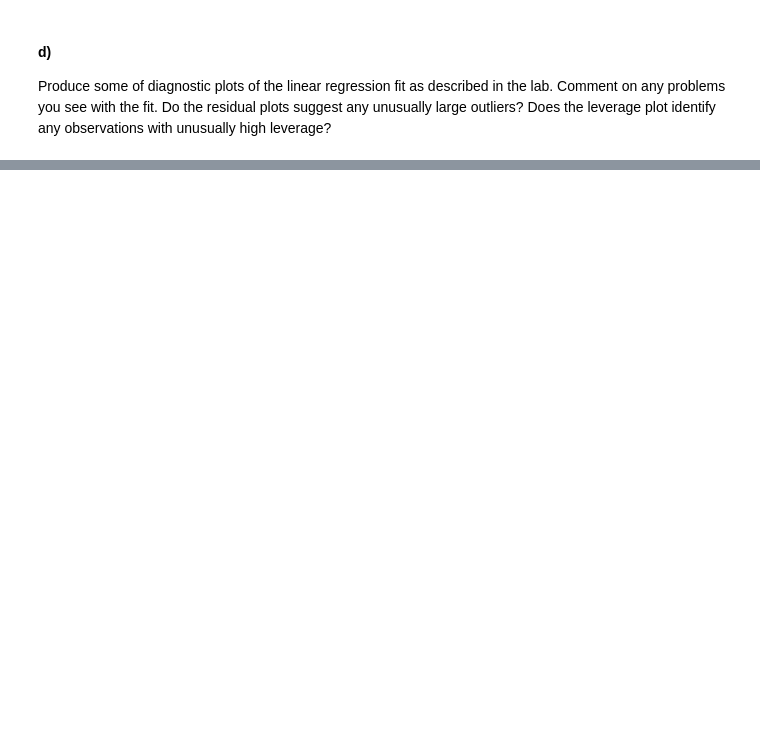
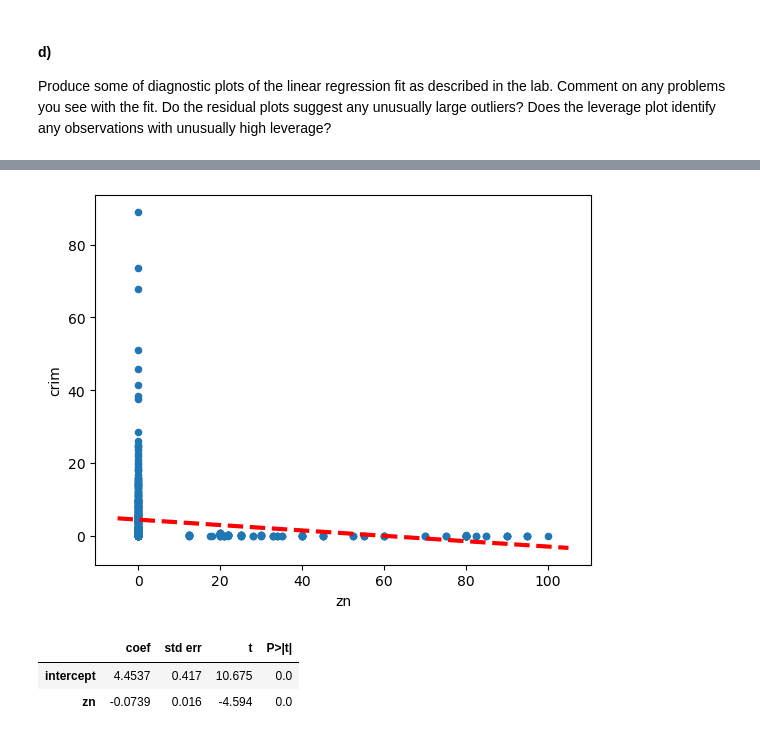
Before and after one commit to jack-rutherford/MATH313, a Jupyter notebook: Rutherford_Jack_Chapter3_AP.ipynb, the cells around one changed output, grey strips where cells are left out. Cells and saved outputs as stored; diff of their text form; code cells hidden in the pictures; blank space fills up the shorter version.

```diff
--- a/Rutherford_Jack_Chapter3_AP.ipynb
+++ b/Rutherford_Jack_Chapter3_AP.ipynb
@@ -195,0 +310,3 @@ Produce some of diagnostic plots of the linear regression fit as described in th
+# %%
+boston = load_data("Boston")
+boston.columns
@@ -195,0 +340,22 @@ Produce some of diagnostic plots of the linear regression fit as described in th
+# %%
+X1 = pd.DataFrame({'intercept': np.ones(boston.shape[0]),
+                  'zn': boston['zn']})
+y1 = boston['crim']
+model = sm.OLS(y1, X1)
+results = model.fit()
+ax = boston.plot.scatter('zn', 'crim')
+abline(ax,
+       results.params[0],
+       results.params[1],
+       'r--',
+       linewidth=3)
+# %% [output]
+[figure, added]
+# %%
+model = sm.OLS(y1, X1)
+results1 = model.fit()
+summarize(results1)
+# %% [output]
+|  | coef | std err | t | P>|t| |
+| intercept | 4.4537 | 0.417 | 10.675 | 0.0 |
+| zn | -0.0739 | 0.016 | -4.594 | 0.0 |
```
Also changed, not shown: parts of 61 cells of this notebook.
